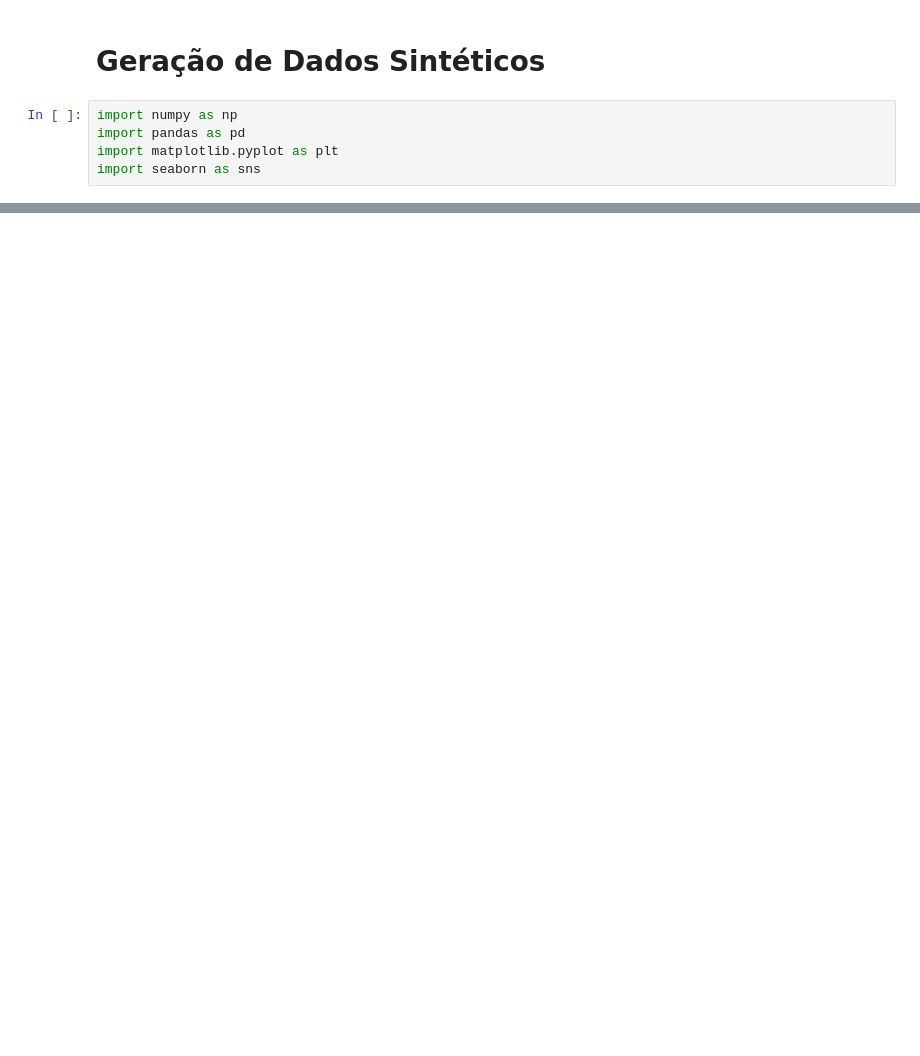
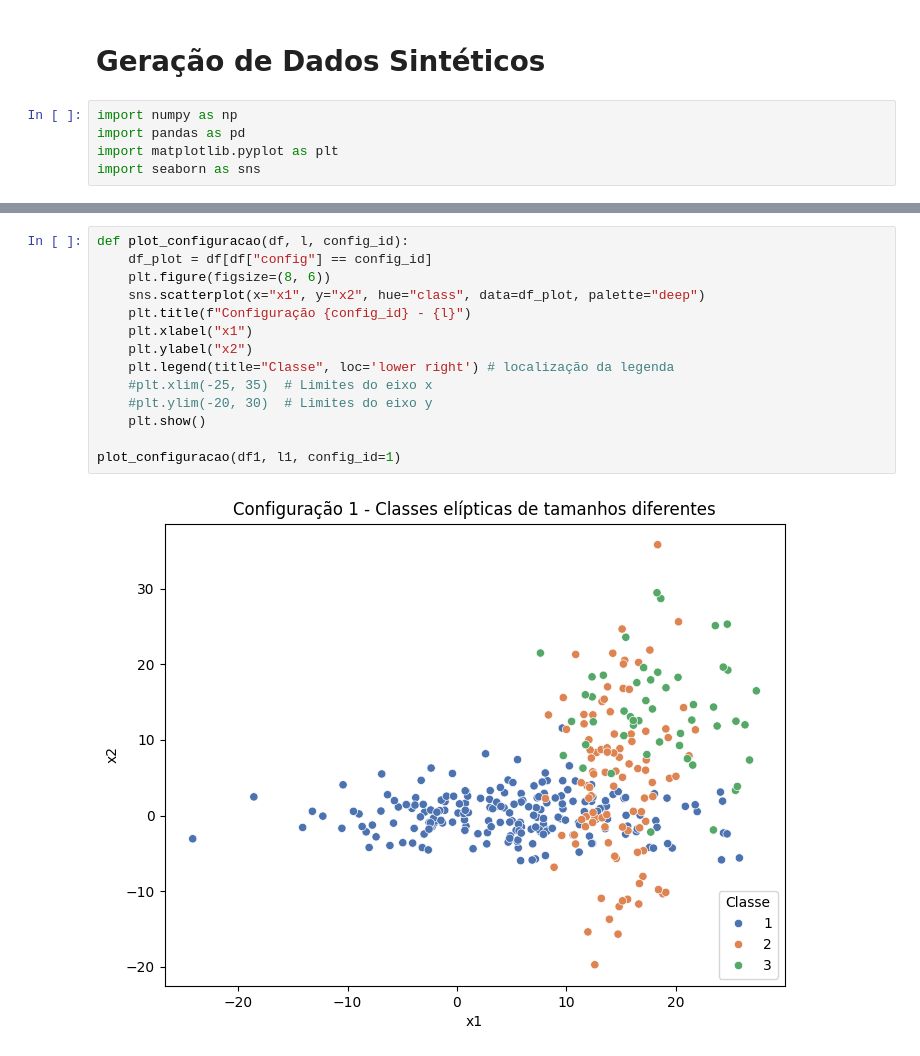
Before and after one commit to thomazcabral/Fuzzy_Clustering, a Jupyter notebook: synthetic_data.ipynb, the cells around one changed output, grey strips where cells are left out. Cells and saved outputs as stored; diff of their text form; blank space fills up the shorter version.

```diff
--- a/synthetic_data.ipynb
+++ b/synthetic_data.ipynb
@@ -1034,0 +78,16 @@ plt.show()
+# %%
+def plot_configuracao(df, l, config_id):
+    df_plot = df[df["config"] == config_id]
+    plt.figure(figsize=(8, 6))
+    sns.scatterplot(x="x1", y="x2", hue="class", data=df_plot, palette="deep")
+    plt.title(f"Configuração {config_id} - {l}")
+    plt.xlabel("x1")
+    plt.ylabel("x2")
+    plt.legend(title="Classe", loc='lower right') # localização da legenda
+    #plt.xlim(-25, 35)  # Limites do eixo x
+    #plt.ylim(-20, 30)  # Limites do eixo y
+    plt.show()
+
+plot_configuracao(df1, l1, config_id=1)
+# %% [output]
+[figure, added]
```
Also changed, not shown: parts of 36 cells of this notebook.
